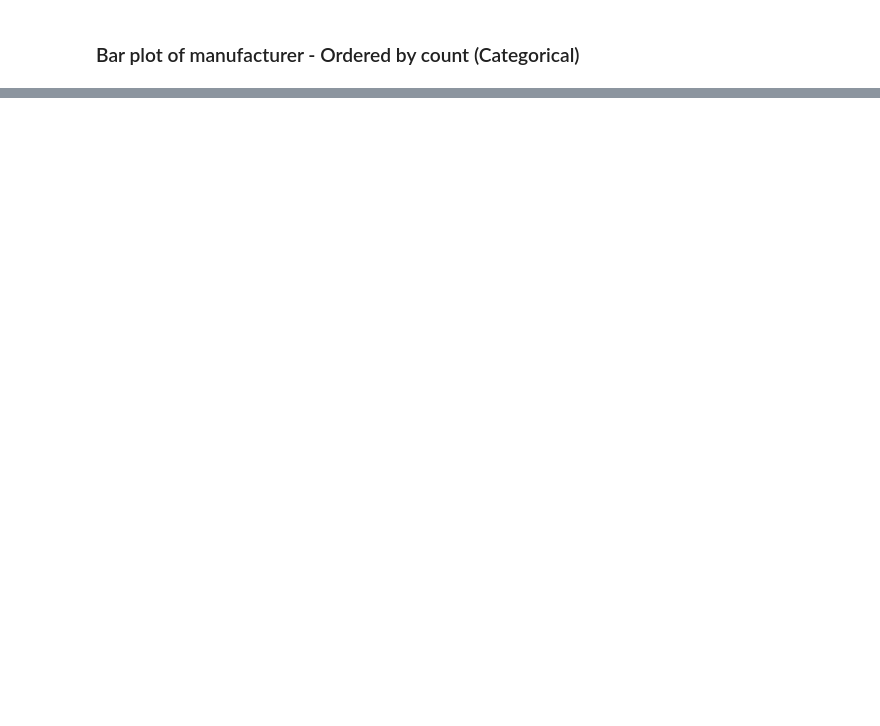
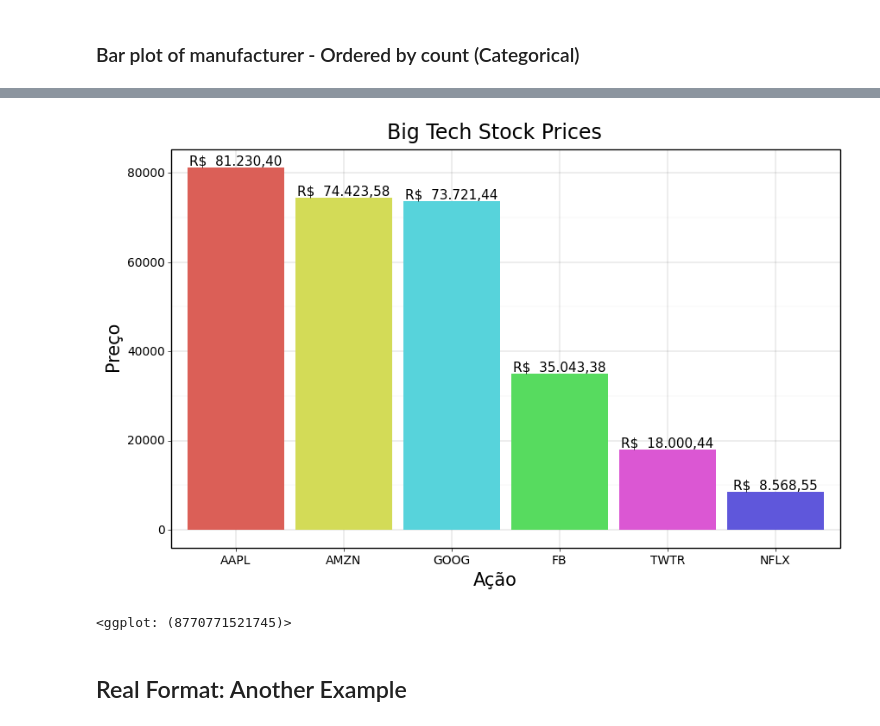
Before and after one commit to joaopcnogueira/plotnine-examples, a Jupyter notebook: Plotnine 01 - Counts and Bar Plots.ipynb, the cells around one changed output, grey strips where cells are left out. Saved outputs shown, nothing was run; the diff lists cells and outputs as text; code cells hidden in the pictures; blank space fills up the shorter version.

```diff
--- a/Plotnine 01 - Counts and Bar Plots.ipynb
+++ b/Plotnine 01 - Counts and Bar Plots.ipynb
@@ -226,0 +220,10 @@ acao_list = acoes.sort_values(by='preco', ascending=False)['acao'].values.tolist
+# %%
+acoes = (
+    acoes
+    .assign(preco_dolar_fmt = lambda df: df['preco'].apply(lambda x: "$ {:,.2f}".format(x)))
+    .assign(preco_real_fmt  = lambda df: df['preco_dolar_fmt'].str.replace(",", "X") \
+                                                                .str.replace(".", ",") \
+                                                                .str.replace("X", ".") \
+                                                                .str.replace("$", "R$ "))
+)
+acoes
@@ -226,0 +238,27 @@ acao_list = acoes.sort_values(by='preco', ascending=False)['acao'].values.tolist
+# %%
+plotnine.options.figure_size = (10, 6) # increasing figure size
+
+acao_list = acoes.sort_values(by='preco', ascending=False)['acao'].values.tolist()
+
+(
+    ggplot(acoes, aes(x='factor(acao)', y='preco', fill='factor(acao)'))
+    + geom_col()
+    + geom_text(
+        aes(label='preco_real_fmt', group=1),
+        va='bottom',
+    )
+    + labs(x='Ação', y='Preço', title='Big Tech Stock Prices')
+    + scale_x_discrete(limits=acao_list)
+    # + scale_fill_manual(values=['red', 'blue', 'green', 'cyan', 'violet', '#AABBCC'])
+    + scale_fill_discrete(guide=False)
+    + theme_linedraw()
+    + theme(axis_text_x=element_text(family='Arial', size=10),
+            axis_text_y=element_text(family='Arial', size=10),
+            text=element_text(family='Arial', size=15),
+            plot_title=element_text(family='Arial', size=17))
+)
+# %% [output]
+[figure, added]
+<ggplot: (8770771521745)>
+# %% [markdown]
+## Real Format: Another Example
```
Also changed, not shown: parts of 18 cells of this notebook.
